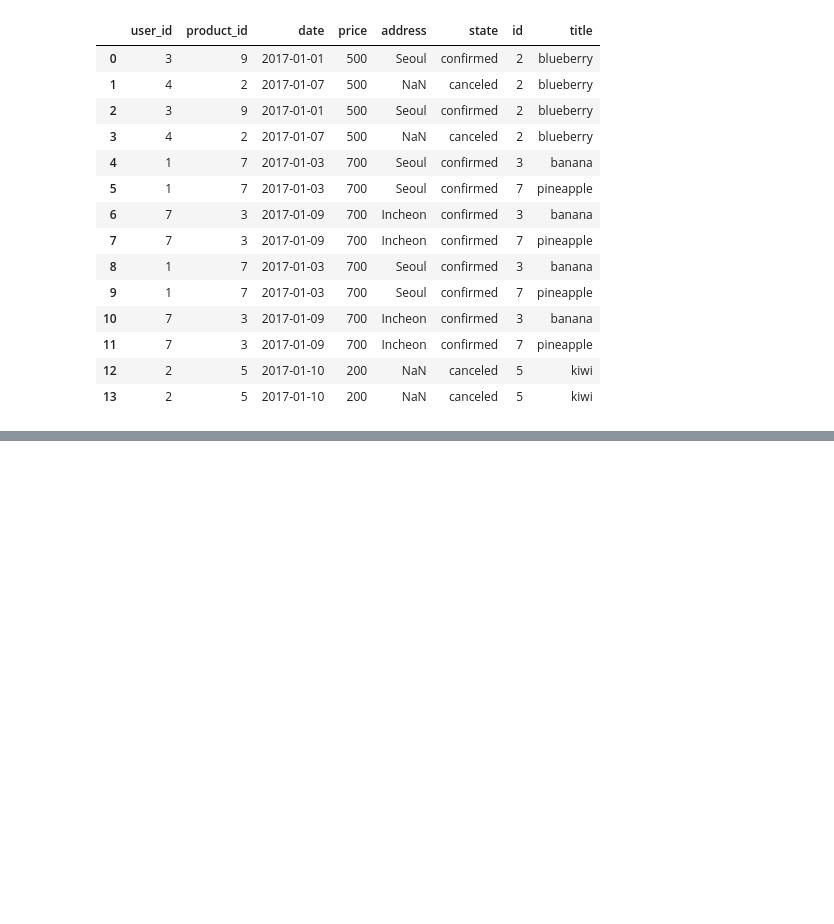
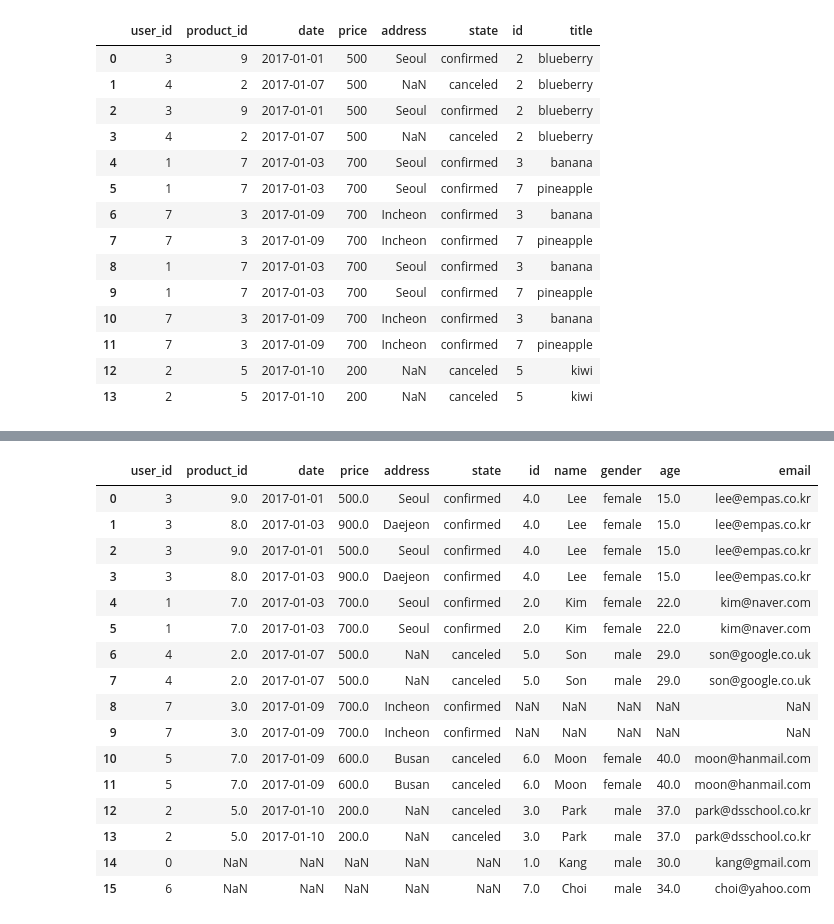
Before and after one commit to bwowby/DS, a Jupyter notebook: pandas_practice1.ipynb, the cells around one changed output, grey strips where cells are left out. Cells and saved outputs as stored; diff of their text form; code cells hidden in the pictures; blank space fills up the shorter version.

Commit message:
Update pandas_practice1.ipynb
inner,left,right,outer merge

```diff
--- a/pandas_practice1.ipynb
+++ b/pandas_practice1.ipynb
@@ -475,0 +490,20 @@ pd.merge(order,product)
+# %%
+pd.merge(order,user, on = "user_id", how = "outer") #합집합. 없으면 NaN
+# %% [output]
+|  | user_id | product_id | date | price | address | state | id | name | gender | age | email |
+| 0 | 3 | 9.0 | 2017-01-01 | 500.0 | Seoul | confirmed | 4.0 | Lee | female | 15.0 | lee@empas.co.kr |
+| 1 | 3 | 8.0 | 2017-01-03 | 900.0 | Daejeon | confirmed | 4.0 | Lee | female | 15.0 | lee@empas.co.kr |
+| 2 | 3 | 9.0 | 2017-01-01 | 500.0 | Seoul | confirmed | 4.0 | Lee | female | 15.0 | lee@empas.co.kr |
+| 3 | 3 | 8.0 | 2017-01-03 | 900.0 | Daejeon | confirmed | 4.0 | Lee | female | 15.0 | lee@empas.co.kr |
+| 4 | 1 | 7.0 | 2017-01-03 | 700.0 | Seoul | confirmed | 2.0 | Kim | female | 22.0 | kim@naver.com |
+| 5 | 1 | 7.0 | 2017-01-03 | 700.0 | Seoul | confirmed | 2.0 | Kim | female | 22.0 | kim@naver.com |
+| 6 | 4 | 2.0 | 2017-01-07 | 500.0 | NaN | canceled | 5.0 | Son | male | 29.0 | son@google.co.uk |
+| 7 | 4 | 2.0 | 2017-01-07 | 500.0 | NaN | canceled | 5.0 | Son | male | 29.0 | son@google.co.uk |
+| 8 | 7 | 3.0 | 2017-01-09 | 700.0 | Incheon | confirmed | NaN | NaN | NaN | NaN | NaN |
+| 9 | 7 | 3.0 | 2017-01-09 | 700.0 | Incheon | confirmed | NaN | NaN | NaN | NaN | NaN |
+| 10 | 5 | 7.0 | 2017-01-09 | 600.0 | Busan | canceled | 6.0 | Moon | female | 40.0 | moon@hanmail.com |
+| 11 | 5 | 7.0 | 2017-01-09 | 600.0 | Busan | canceled | 6.0 | Moon | female | 40.0 | moon@hanmail.com |
+| 12 | 2 | 5.0 | 2017-01-10 | 200.0 | NaN | canceled | 3.0 | Park | male | 37.0 | park@dsschool.co.kr |
+| 13 | 2 | 5.0 | 2017-01-10 | 200.0 | NaN | canceled | 3.0 | Park | male | 37.0 | park@dsschool.co.kr |
+| 14 | 0 | NaN | NaN | NaN | NaN | NaN | 1.0 | Kang | male | 30.0 | kang@gmail.com |
+| 15 | 6 | NaN | NaN | NaN | NaN | NaN | 7.0 | Choi | male | 34.0 | choi@yahoo.com |
```
Also changed, not shown: parts of 6 cells of this notebook.
